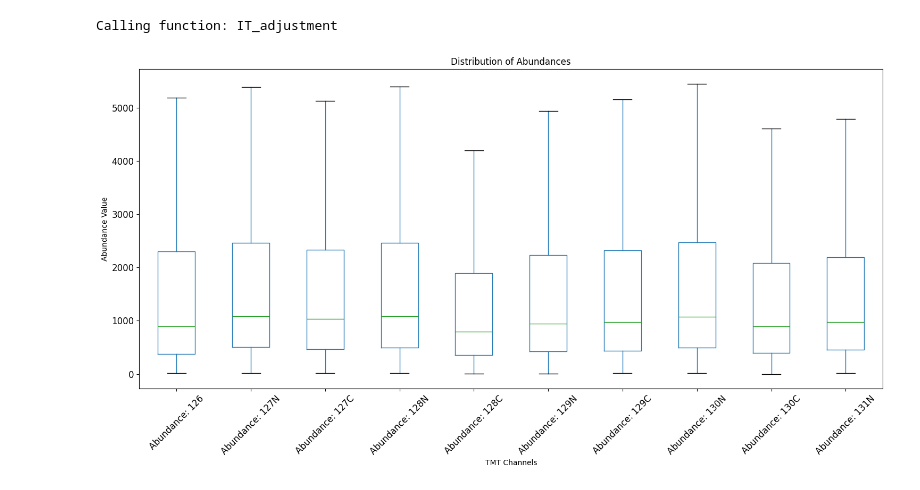
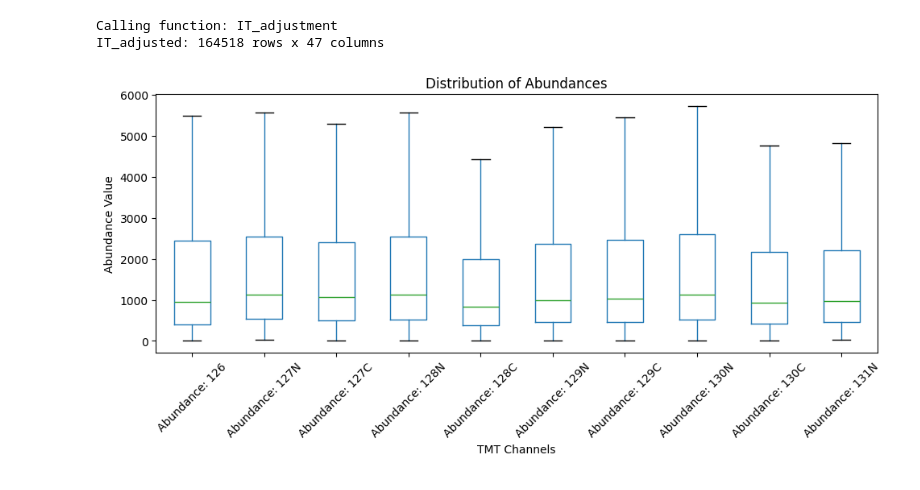
Before and after one commit to science64/DynaTMT-py-SB, a Jupyter notebook: mePROD LMM template.ipynb, the cells around one changed output. Saved outputs shown, nothing was run; the diff lists cells and outputs as text; code cells hidden in the pictures.

```diff
--- a/mePROD LMM template.ipynb
+++ b/mePROD LMM template.ipynb
@@ -107,0 +113,31 @@ plt.show()
+# %%
+# initiate your date here with PD_input class, if your data name is 'boster_removed'
+
+process = mePROD.PD_input(boster_removed)
+
+# filter_data = process.filter_peptides(IT_adjusted) # if you have peptide file input
+
+filter_data = process.filter_PSMs(boster_removed) # if you have PSMs file input
+
+
+
+### plotting and data statistics purposes! ## You can remove everything down below! ###
+
+print('filter_data: %s rows x %s columns' % (filter_data.shape[0], filter_data.shape[1]))
+
+channels = [col for col in filter_data.columns
+            if 'abundance' in col.lower() and 'normaliz' not in col.lower()]
+
+abundance_df = filter_data[channels]
+
+# Displaying the first few rows of the extracted abundance columns
+abundance_df.head()
+
+# Plotting the abundance columns using a boxplot
+plt.figure(figsize=(10, 5))
+abundance_df.boxplot(grid=False, vert=True, fontsize=10, rot=45, showfliers=False)
+plt.title("Distribution of Abundances")
+plt.ylabel("Abundance Value")
+plt.xlabel("TMT Channels")
+plt.tight_layout()
+plt.show()
@@ -108,30 +148,30 @@ plt.show()
 # %%
-# initiate your date here with PD_input class, if your data name is 'boster_removed'
+# IT adjusment,
+IT_adjusted = process.IT_adjustment(filter_data)
 
-process = mePROD.PD_input(boster_removed)
 
-# IT adjusment,
-IT_adjusted = process.IT_adjustment(boster_removed)
+### plotting and data statistics purposes! ## You can remove everything down below! ###
 
 print('IT_adjusted: %s rows x %s columns' % (IT_adjusted.shape[0], IT_adjusted.shape[1]))
 
 channels = [col for col in IT_adjusted.columns
             if 'abundance' in col.lower() and 'normaliz' not in col.lower()]
 
 abundance_df = IT_adjusted[channels]
 
 # Displaying the first few rows of the extracted abundance columns
 abundance_df.head()
 
 # Plotting the abundance columns using a boxplot
-plt.figure(figsize=(15, 8))
-abundance_df.boxplot(grid=False, vert=True, fontsize=12, rot=45, showfliers=False)
+plt.figure(figsize=(10, 5))
+abundance_df.boxplot(grid=False, vert=True, fontsize=10, rot=45, showfliers=False)
 plt.title("Distribution of Abundances")
 plt.ylabel("Abundance Value")
 plt.xlabel("TMT Channels")
 plt.tight_layout()
 plt.show()
 # %% [output]
 Calling function: IT_adjustment
+IT_adjusted: 164518 rows x 47 columns
-[figure, old version]
+[figure, new version]
 # %%
```
Also changed, not shown: parts of 17 cells of this notebook.
